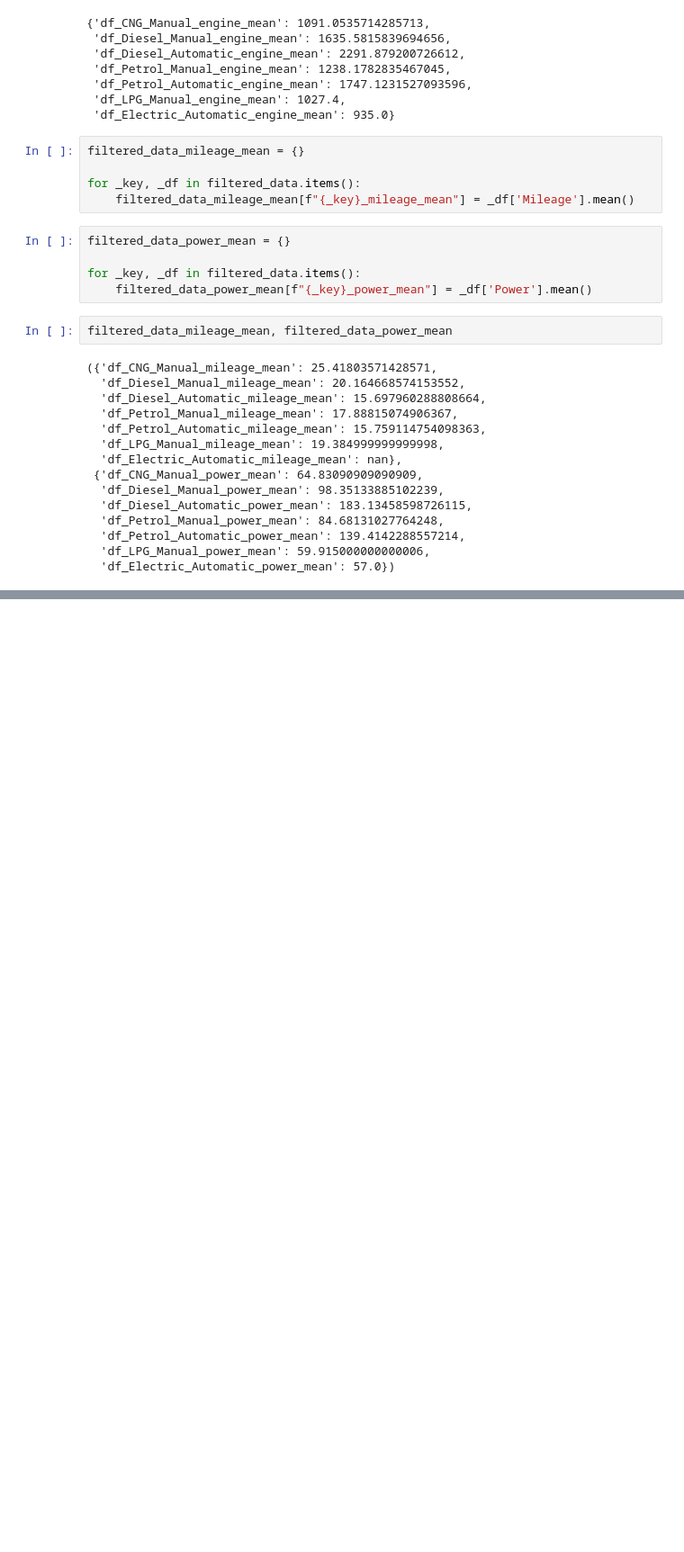
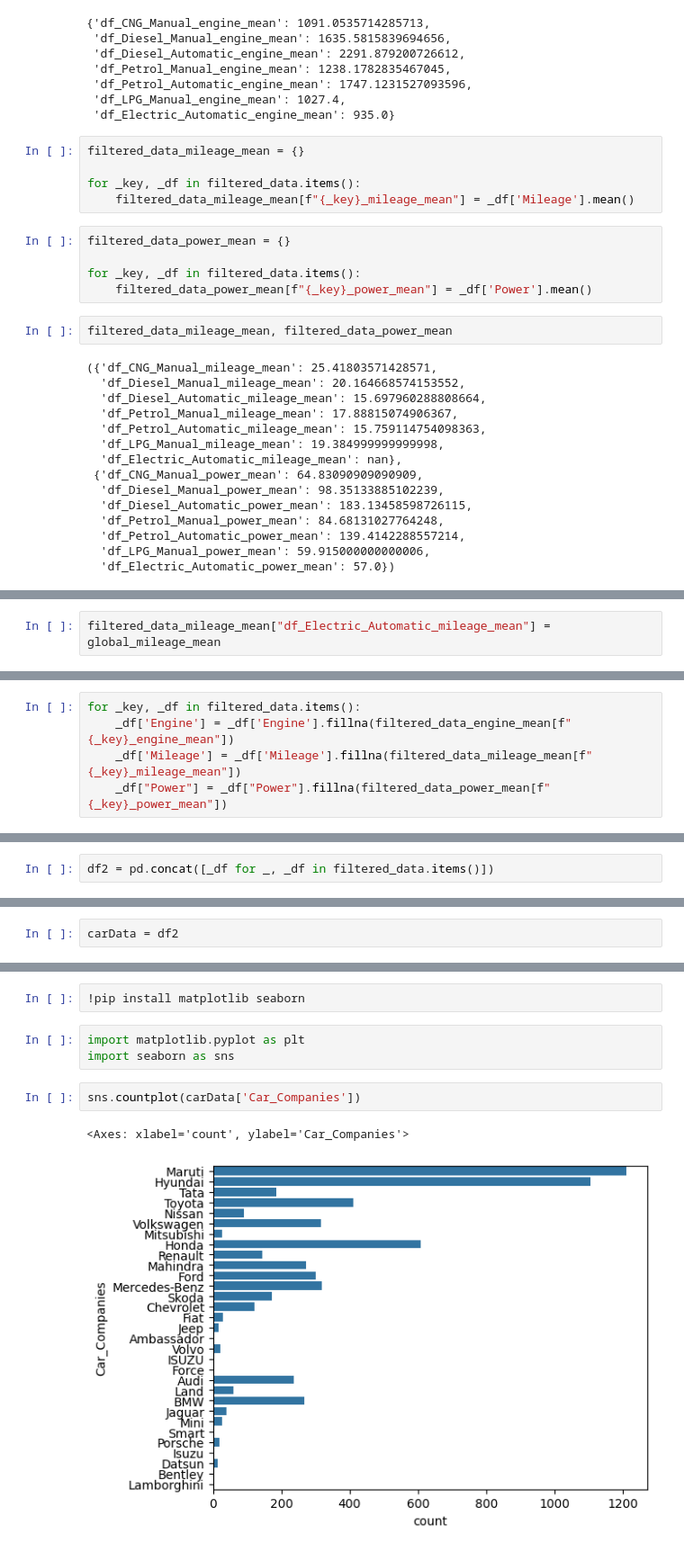
Before and after one commit to swaksh-war/G29-Python, a Jupyter notebook: carpricetraining.ipynb, the cells around one changed output, grey strips where cells are left out. Shown: that part at 90% size. Drawn from its saved outputs; the diff is of its cells as text; blank space fills up the shorter version.

```diff
--- a/carpricetraining.ipynb
+++ b/carpricetraining.ipynb
@@ -280,0 +283,2 @@ filtered_data_mileage_mean, filtered_data_power_mean
+# %%
+filtered_data_mileage_mean["df_Electric_Automatic_mileage_mean"] = global_mileage_mean
@@ -280,0 +295,5 @@ filtered_data_mileage_mean, filtered_data_power_mean
+# %%
+for _key, _df in filtered_data.items():
+    _df['Engine'] = _df['Engine'].fillna(filtered_data_engine_mean[f"{_key}_engine_mean"])
+    _df['Mileage'] = _df['Mileage'].fillna(filtered_data_mileage_mean[f"{_key}_mileage_mean"])
+    _df["Power"] = _df["Power"].fillna(filtered_data_power_mean[f"{_key}_power_mean"])
@@ -280,0 +316,2 @@ filtered_data_mileage_mean, filtered_data_power_mean
+# %%
+df2 = pd.concat([_df for _, _df in filtered_data.items()])
@@ -280,0 +322,2 @@ filtered_data_mileage_mean, filtered_data_power_mean
+# %%
+carData = df2
@@ -280,0 +333,10 @@ filtered_data_mileage_mean, filtered_data_power_mean
+# %%
+!pip install matplotlib seaborn
+# %%
+import matplotlib.pyplot as plt
+import seaborn as sns
+# %%
+sns.countplot(carData['Car_Companies'])
+# %% [output]
+<Axes: xlabel='count', ylabel='Car_Companies'>
+[figure, added]
```
Also changed, not shown: parts of 11 cells of this notebook.
